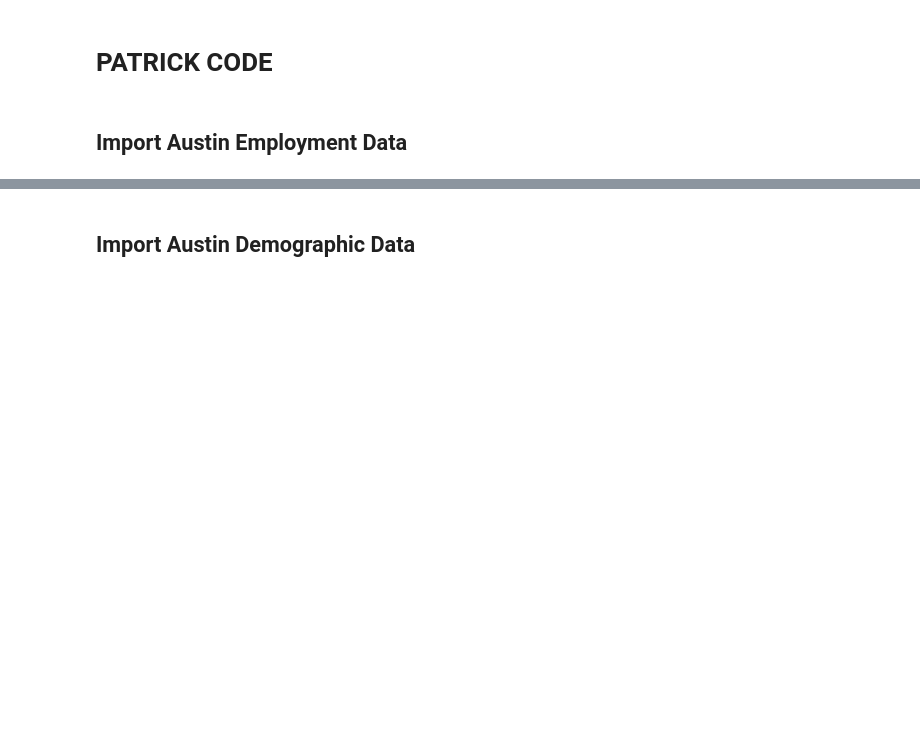
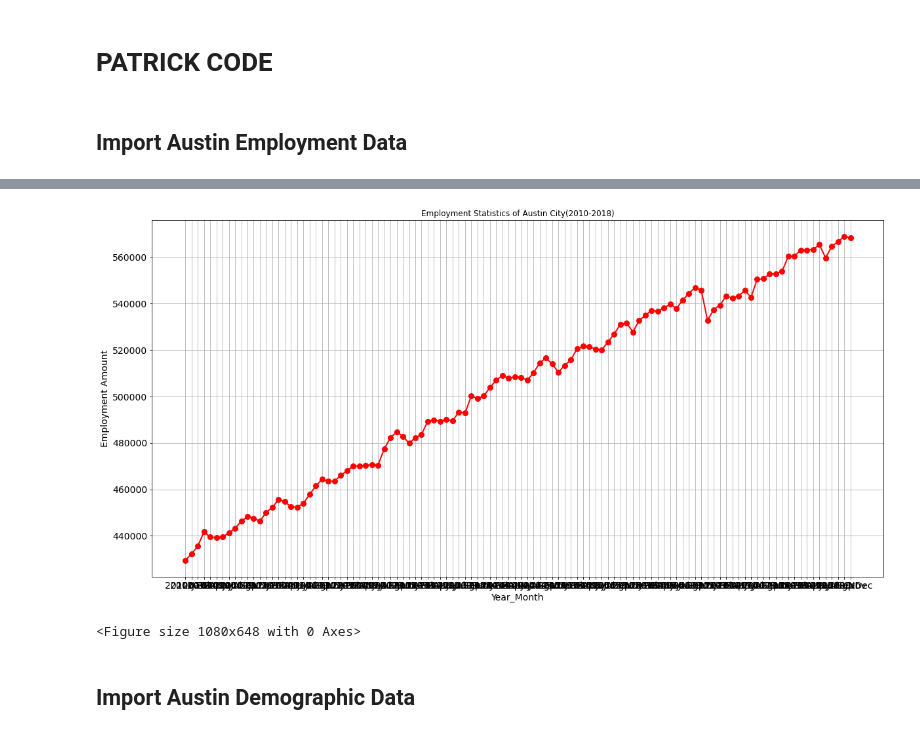
Before and after one commit to ybacoder/project-1, a Jupyter notebook: project_1.ipynb, the cells around one changed output, grey strips where cells are left out. Cells and saved outputs as stored; diff of their text form; code cells hidden in the pictures; blank space fills up the shorter version.

Commit message:
Update df assignment that was throwing an error.

```diff
--- a/project_1.ipynb
+++ b/project_1.ipynb
@@ -425,5 +425,5 @@ plt.show()
 # %%
 monthly_df
 # %%
-monthly_df["Year-Month"] = monthly_df["Year"] + "-" + monthly_df["Month"]
+monthly_df = monthly_df.assign(Year_Month = monthly_df['Year'] + '-' + monthly_df['Month'])
 monthly_df
@@ -430,15 +444,18 @@ monthly_df
 # %%
-x = monthly_df["Year-Month"]
+x = monthly_df["Year_Month"]
 y = monthly_df["Employment"]
 plt.plot(x, y, color="red", marker="o", linewidth=2, markersize=8)
 
-plt.xlabel("Year-Month")
+plt.xlabel("Year_Month")
 plt.ylabel("Employment Amount")
 plt.title("Employment Statistics of Austin City(2010-2018)", fontsize=12)
 plt.grid(axis="both", linestyle="-")
 plt.figure(figsize=(15, 9))
 # plt.savefig('Fig5 Employment Statistics.png')
 plt.show()
+# %% [output]
+[figure, added]
+<Figure size 1080x648 with 0 Axes>
 # %% [markdown]
 ## Import Austin Demographic Data
 # %% [markdown]
```
Also changed, not shown: parts of 1 cell of this notebook.
